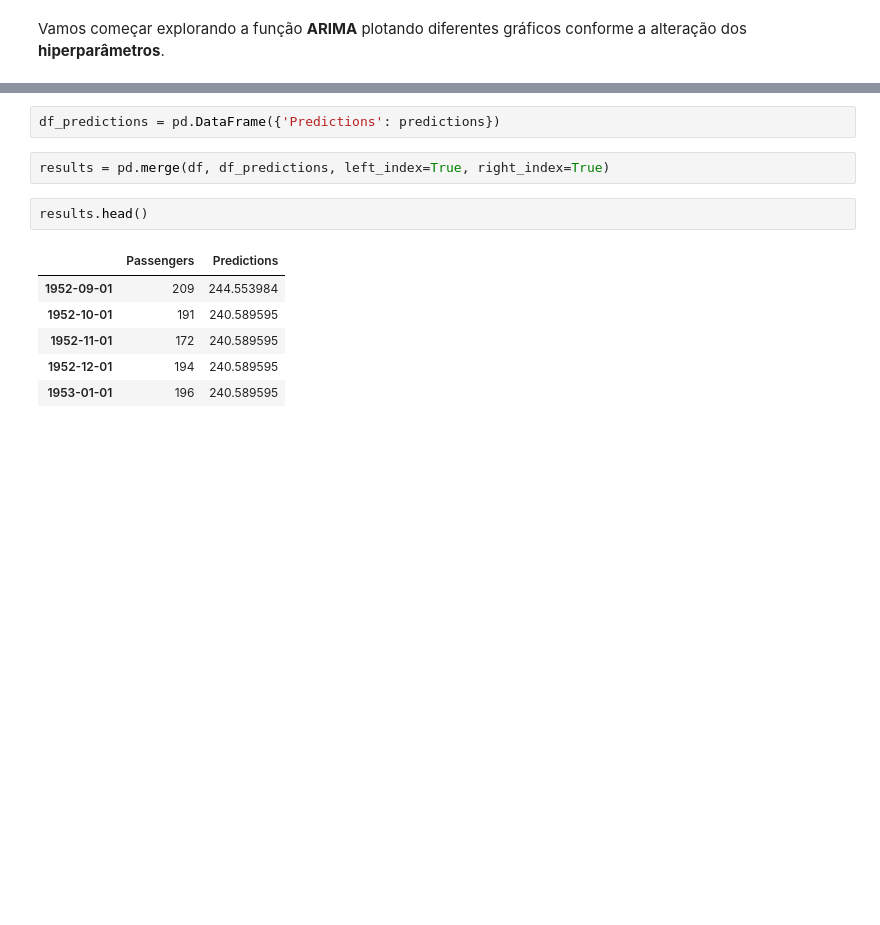
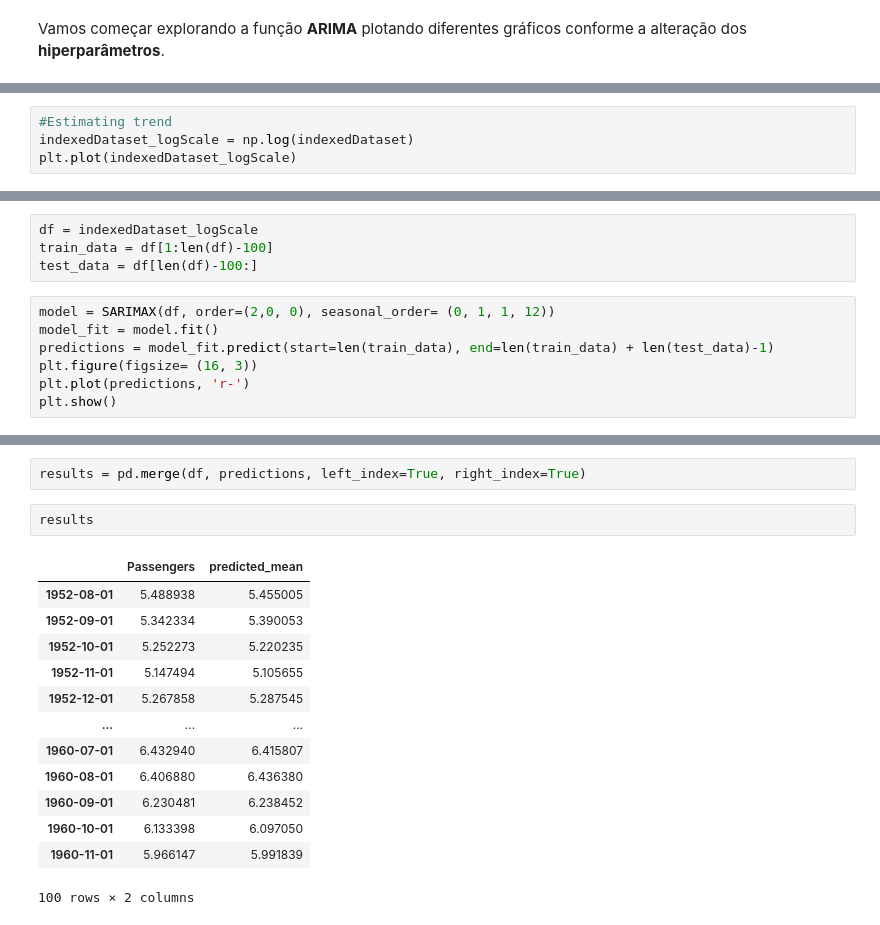
Before and after one commit to TerezaBoada/Estatistica, a Jupyter notebook: 3.2. Modelos Estatísticos para Séries Temporais.ipynb, the cells around one changed output, grey strips where cells are left out. Cells and saved outputs as stored; diff of their text form; blank space fills up the shorter version.

```diff
--- a/3.2. Modelos Estatísticos para Séries Temporais.ipynb
+++ b/3.2. Modelos Estatísticos para Séries Temporais.ipynb
@@ -181,0 +173,4 @@ model_fit = model.fit()
+# %%
+#Estimating trend
+indexedDataset_logScale = np.log(indexedDataset)
+plt.plot(indexedDataset_logScale)
@@ -181,0 +430,11 @@ model_fit = model.fit()
+# %%
+df = indexedDataset_logScale
+train_data = df[1:len(df)-100]
+test_data = df[len(df)-100:]
+# %%
+model = SARIMAX(df, order=(2,0, 0), seasonal_order= (0, 1, 1, 12))
+model_fit = model.fit()
+predictions = model_fit.predict(start=len(train_data), end=len(train_data) + len(test_data)-1)
+plt.figure(figsize= (16, 3))
+plt.plot(predictions, 'r-')
+plt.show()
@@ -197,15 +458,20 @@ predictions
 Freq: MS, Name: predicted_mean, Length: 100, dtype: float64
-# %%
-df_predictions = pd.DataFrame({'Predictions': predictions})
 # %%
-results = pd.merge(df, df_predictions, left_index=True, right_index=True)
+results = pd.merge(df, predictions, left_index=True, right_index=True)
 # %%
-results.head()
+results
 # %% [output]
-|  | Passengers | Predictions |
-| 1952-09-01 | 209 | 244.553984 |
-| 1952-10-01 | 191 | 240.589595 |
-| 1952-11-01 | 172 | 240.589595 |
-| 1952-12-01 | 194 | 240.589595 |
-| 1953-01-01 | 196 | 240.589595 |
+|  | Passengers | predicted_mean |
+| 1952-08-01 | 5.488938 | 5.455005 |
+| 1952-09-01 | 5.342334 | 5.390053 |
+| 1952-10-01 | 5.252273 | 5.220235 |
+| 1952-11-01 | 5.147494 | 5.105655 |
+| 1952-12-01 | 5.267858 | 5.287545 |
+| ... | ... | ... |
+| 1960-07-01 | 6.432940 | 6.415807 |
+| 1960-08-01 | 6.406880 | 6.436380 |
+| 1960-09-01 | 6.230481 | 6.238452 |
+| 1960-10-01 | 6.133398 | 6.097050 |
+| 1960-11-01 | 5.966147 | 5.991839 |
+100 rows × 2 columns
 # %%
```
Also changed, not shown: parts of 116 cells of this notebook.
